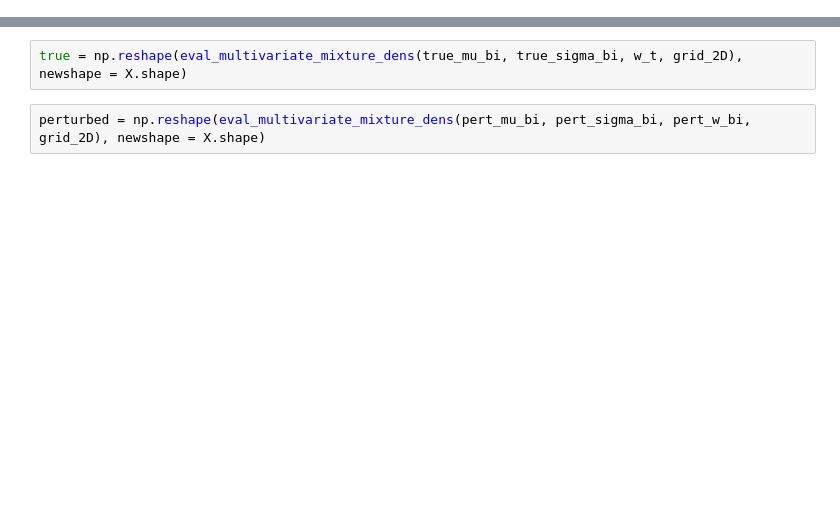
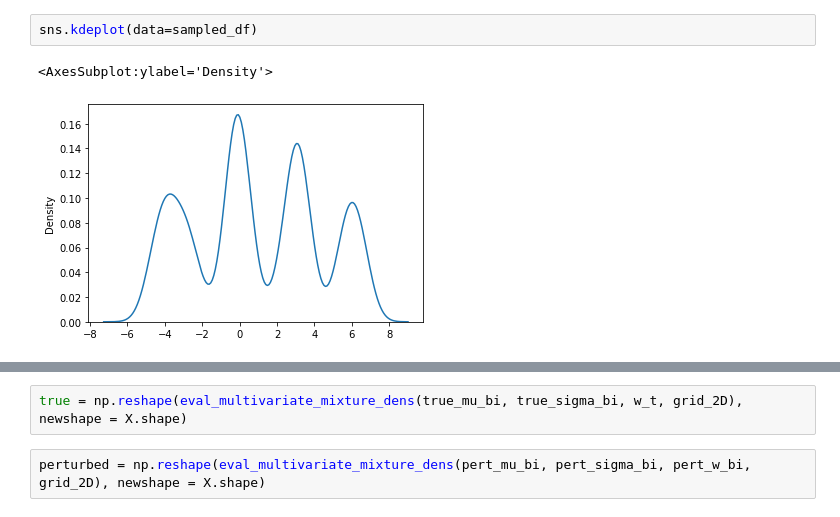
Before and after one commit to LeoPerelli/BayesMixtureModeling, a Jupyter notebook: Project Code/Generator.ipynb, the cells around one changed output, grey strips where cells are left out. Drawn from its saved outputs; the diff is of its cells as text; blank space fills up the shorter version.

```diff
--- a/Project Code/Generator.ipynb
+++ b/Project Code/Generator.ipynb
@@ -98,0 +136,5 @@ fig
+# %%
+sns.kdeplot(data=sampled_df)
+# %% [output]
+<AxesSubplot:ylabel='Density'>
+[figure, added]
```
Also changed, not shown: parts of 15 cells of this notebook.
